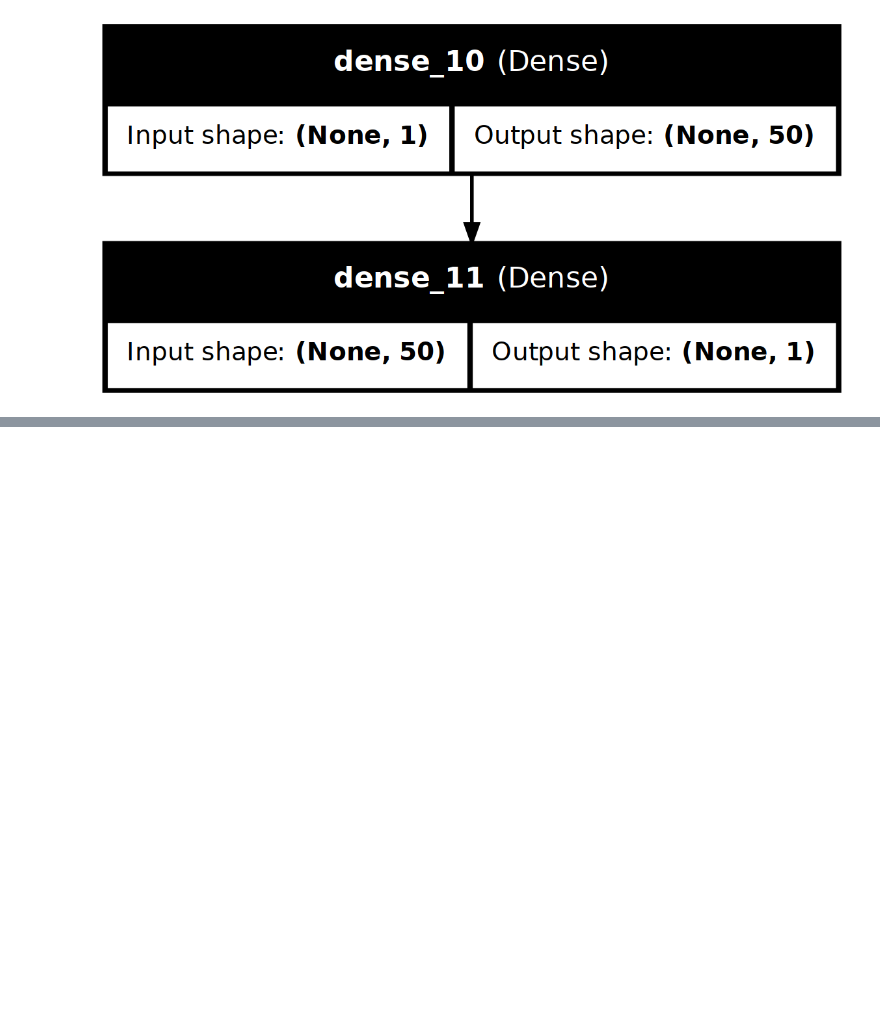
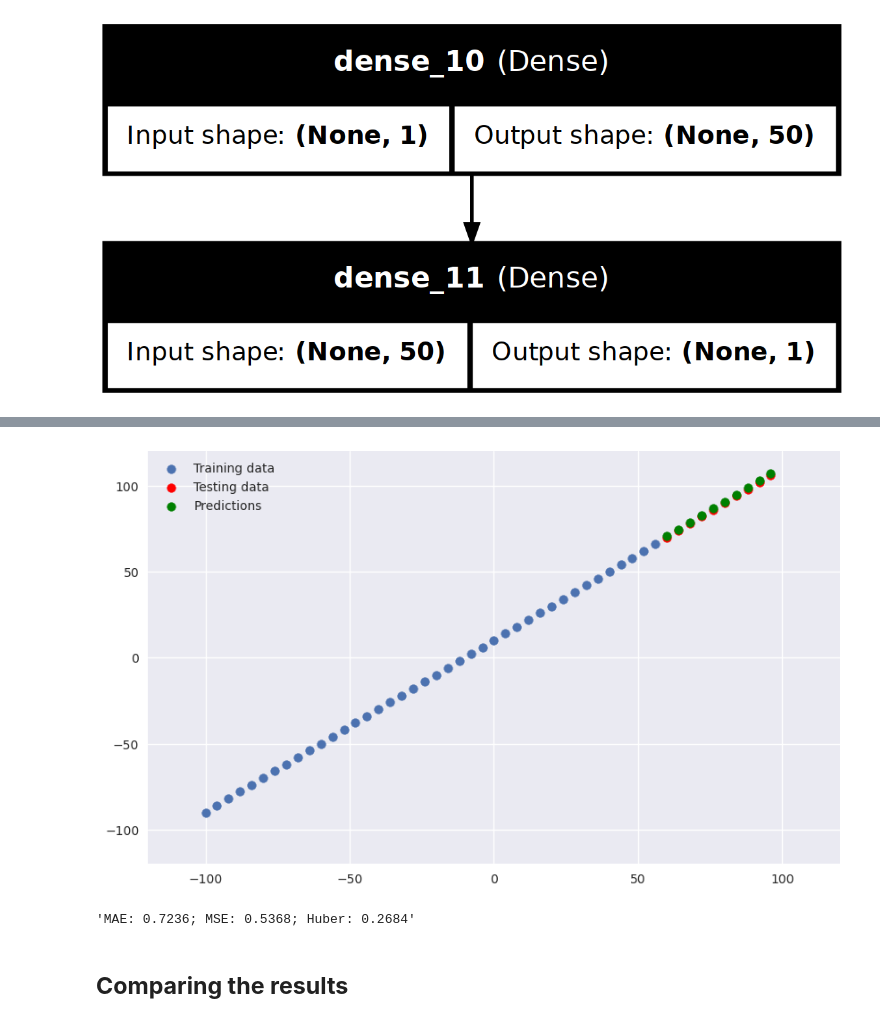
Before and after one commit to alchemistbg/udemy-tensorflow-developer-certificate-bootcamp, a Jupyter notebook: Section-03/Regression_with_tensorflow.ipynb, the cells around one changed output, grey strips where cells are left out. Saved outputs shown, nothing was run; the diff lists cells and outputs as text; code cells hidden in the pictures; blank space fills up the shorter version.

```diff
--- a/Section-03/Regression_with_tensorflow.ipynb
+++ b/Section-03/Regression_with_tensorflow.ipynb
@@ -493,0 +676,20 @@ MAE: 0.6091; MSE: 0.3791; Huber: 0.1895
+# %%
+tf.keras.utils.set_random_seed(42)
+
+# Create a model
+exp_4 = tf.keras.models.Sequential([
+    tf.keras.layers.Dense(10),
+    # Plain dense layer beats layer with relu activation
+    # tf.keras.layers.Dense(10, activation = 'relu'),
+    tf.keras.layers.Dense(1)
+])
+
+# Compile a model
+exp_4.compile(
+    loss = tf.keras.losses.mae,
+    optimizer = tf.keras.optimizers.Adam(learning_rate = 0.01),
+    metrics = ['mae']
+)
+
+# Fit a model
+exp_4.fit(tf.expand_dims(X2_train, axis = -1), y2_train, epochs = 100)
@@ -493,0 +715,2 @@ MAE: 0.6091; MSE: 0.3791; Huber: 0.1895
+# %%
+exp_4_pred = exp_4.predict(X2_test)
@@ -493,0 +719,12 @@ MAE: 0.6091; MSE: 0.3791; Huber: 0.1895
+# %%
+plot_predictions(X2_train, y2_train, X2_test, y2_test, exp_4_pred)
+# %% [output]
+[figure, added]
+# %%
+exp_4_mae, exp_4_mse, exp_4_huber = get_metrics(y2_test, exp_4_pred)
+exp_4_results = print_metrics(exp_4_mae, exp_4_mse, exp_4_huber)
+exp_4_results
+# %% [output]
+'MAE: 0.7236; MSE: 0.5368; Huber: 0.2684'
+# %% [markdown]
+## **Comparing the results**
```
Also changed, not shown: parts of 60 cells of this notebook, 4 other files.
